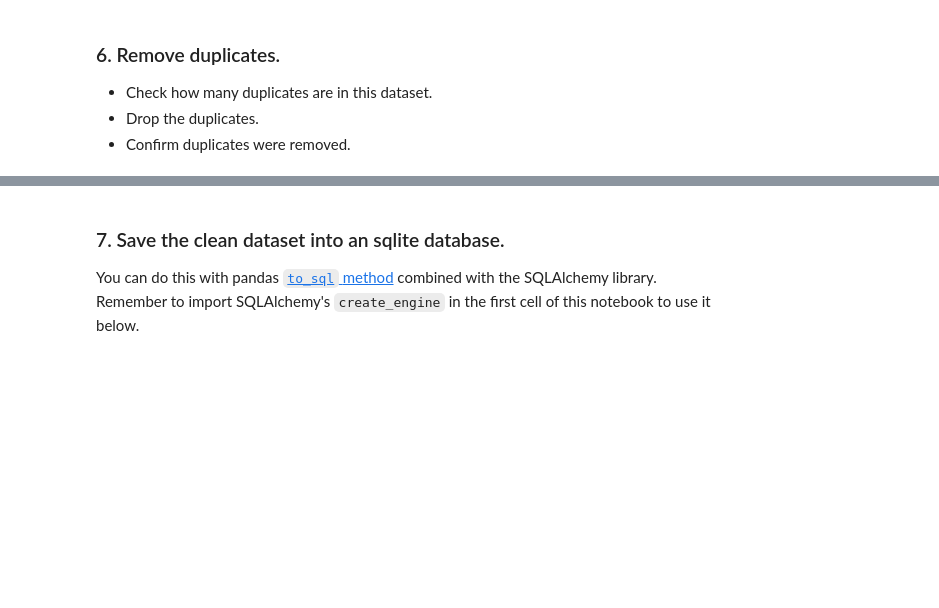
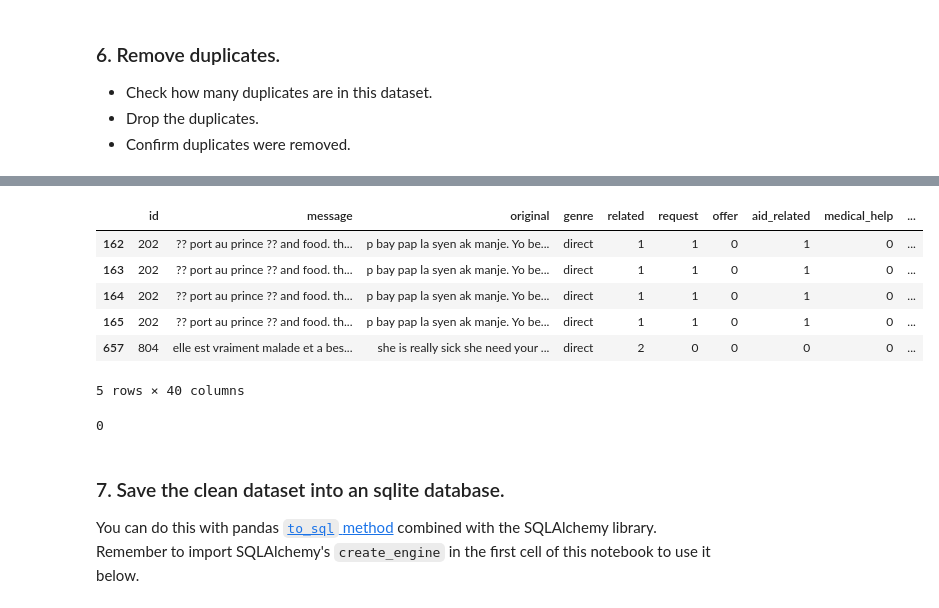
Before and after one commit to caroger/disaster_response, a Jupyter notebook: prep/ETL Pipeline Preparation.ipynb, the cells around one changed output, grey strips where cells are left out. Cells and saved outputs as stored; diff of their text form; code cells hidden in the pictures; blank space fills up the shorter version.

```diff
--- a/prep/ETL Pipeline Preparation.ipynb
+++ b/prep/ETL Pipeline Preparation.ipynb
@@ -80,2 +165,13 @@ df.head()
+# %%
+# show duplicated rows
+df.loc[df.duplicated(keep=False),:].head()
+# %% [output]
+|  | id | message | original | genre | related | request | offer | aid_related | medical_help | ... |
+| 162 | 202 | ?? port au prince ?? and food. th... | p bay pap la syen ak manje. Yo be... | direct | 1 | 1 | 0 | 1 | 0 | ... |
+| 163 | 202 | ?? port au prince ?? and food. th... | p bay pap la syen ak manje. Yo be... | direct | 1 | 1 | 0 | 1 | 0 | ... |
+| 164 | 202 | ?? port au prince ?? and food. th... | p bay pap la syen ak manje. Yo be... | direct | 1 | 1 | 0 | 1 | 0 | ... |
+| 165 | 202 | ?? port au prince ?? and food. th... | p bay pap la syen ak manje. Yo be... | direct | 1 | 1 | 0 | 1 | 0 | ... |
+| 657 | 804 | elle est vraiment malade et a bes... | she is really sick she need your ... | direct | 2 | 0 | 0 | 0 | 0 | ... |
+5 rows × 40 columns
 # %%
 # drop duplicates
@@ -82,5 +179,8 @@ df.head()
 # %%
 # check number of duplicates
+df.duplicated().sum()
+# %% [output]
+0
 # %% [markdown]
 ### 7. Save the clean dataset into an sqlite database.
 You can do this with pandas [`to_sql` method](https://pandas.pydata.org/pandas-docs/stable/generated/pandas.DataFrame.to_sql.html) combined with the SQLAlchemy library. Remember to import SQLAlchemy's `create_engine` in the first cell of this notebook to use it below.
```
Also changed, not shown: parts of 14 cells of this notebook, 3 other files.
